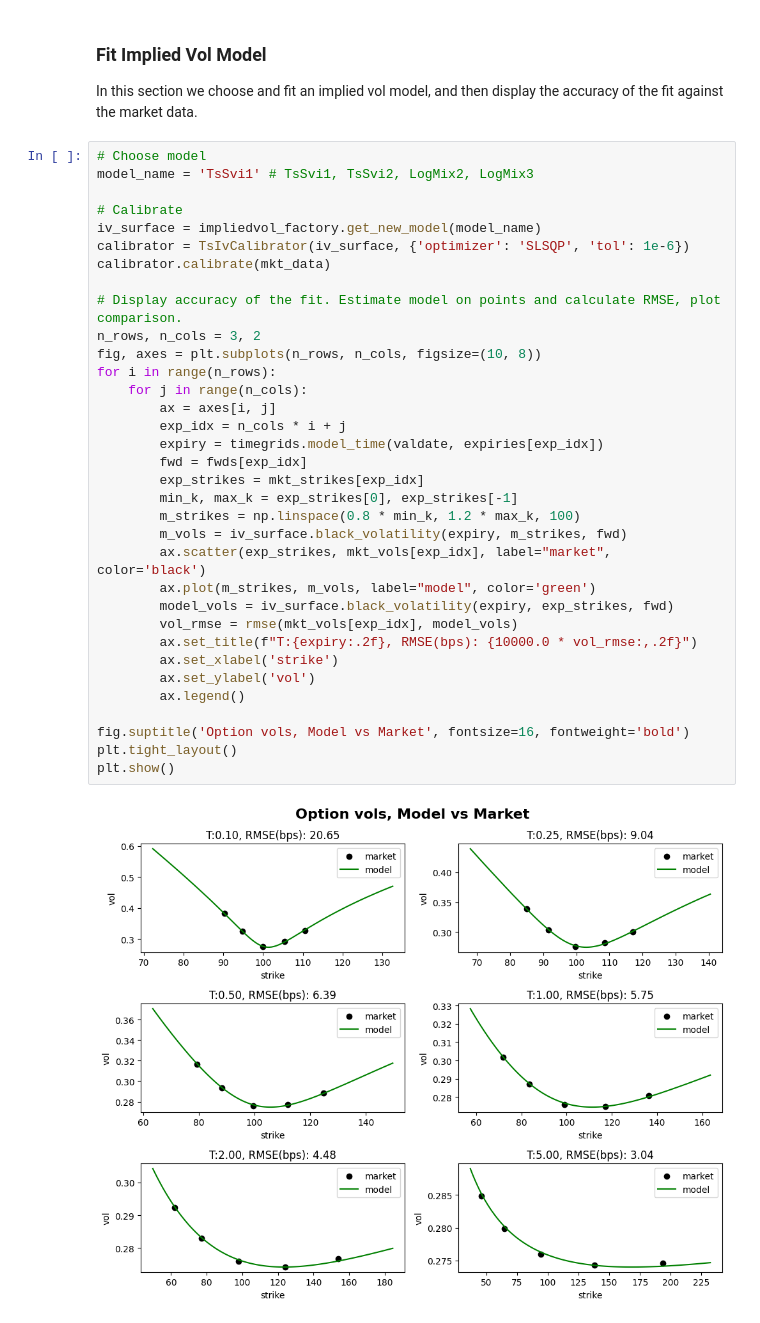
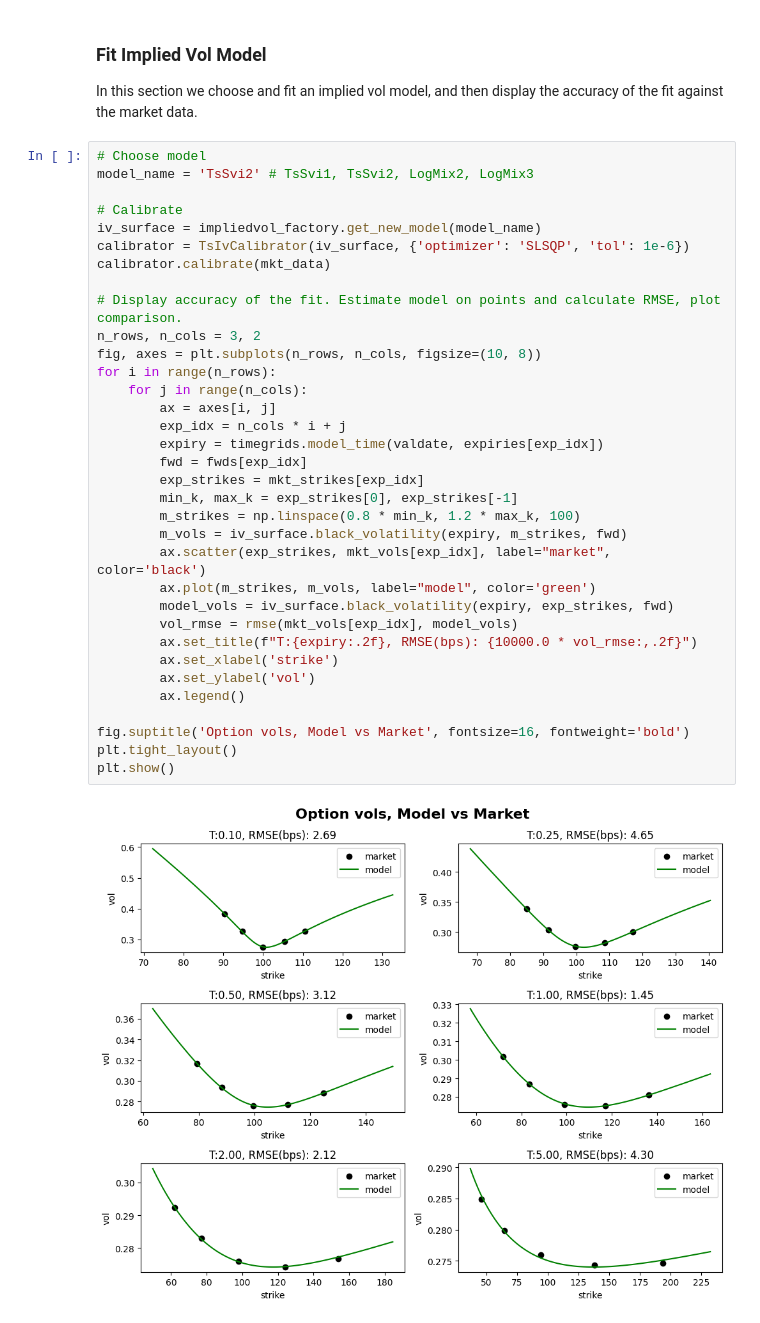
Before and after one commit to sebgur/SDev.Python, a Jupyter notebook: notebooks/ivol/ImpliedVol.ipynb, the cells around one changed output. Saved outputs shown, nothing was run; the diff lists cells and outputs as text.

```diff
--- a/notebooks/ivol/ImpliedVol.ipynb
+++ b/notebooks/ivol/ImpliedVol.ipynb
@@ -75,37 +76,37 @@ Vols [0.2849 0.2798 0.276  0.2743 0.2746]
 In this section we choose and fit an implied vol model, and then display the accuracy of the fit against the market data.
 # %%
 # Choose model
-model_name = 'TsSvi1' # TsSvi1, TsSvi2, LogMix2, LogMix3
+model_name = 'TsSvi2' # TsSvi1, TsSvi2, LogMix2, LogMix3
 
 # Calibrate
 iv_surface = impliedvol_factory.get_new_model(model_name)
 calibrator = TsIvCalibrator(iv_surface, {'optimizer': 'SLSQP', 'tol': 1e-6})
 calibrator.calibrate(mkt_data)
 
 # Display accuracy of the fit. Estimate model on points and calculate RMSE, plot comparison.
 n_rows, n_cols = 3, 2
 fig, axes = plt.subplots(n_rows, n_cols, figsize=(10, 8))
 for i in range(n_rows):
     for j in range(n_cols):
         ax = axes[i, j]
         exp_idx = n_cols * i + j
         expiry = timegrids.model_time(valdate, expiries[exp_idx])
         fwd = fwds[exp_idx]
         exp_strikes = mkt_strikes[exp_idx]
         min_k, max_k = exp_strikes[0], exp_strikes[-1]
         m_strikes = np.linspace(0.8 * min_k, 1.2 * max_k, 100)
         m_vols = iv_surface.black_volatility(expiry, m_strikes, fwd)
         ax.scatter(exp_strikes, mkt_vols[exp_idx], label="market", color='black')
         ax.plot(m_strikes, m_vols, label="model", color='green')
         model_vols = iv_surface.black_volatility(expiry, exp_strikes, fwd)
         vol_rmse = rmse(mkt_vols[exp_idx], model_vols)
         ax.set_title(f"T:{expiry:.2f}, RMSE(bps): {10000.0 * vol_rmse:,.2f}")
         ax.set_xlabel('strike')
         ax.set_ylabel('vol')
         ax.legend()
 
 fig.suptitle('Option vols, Model vs Market', fontsize=16, fontweight='bold')
 plt.tight_layout()
 plt.show()
 # %% [output]
-[figure, old version]
+[figure, new version]
```
Also changed, not shown: parts of 2 cells of this notebook, 13 other files.
